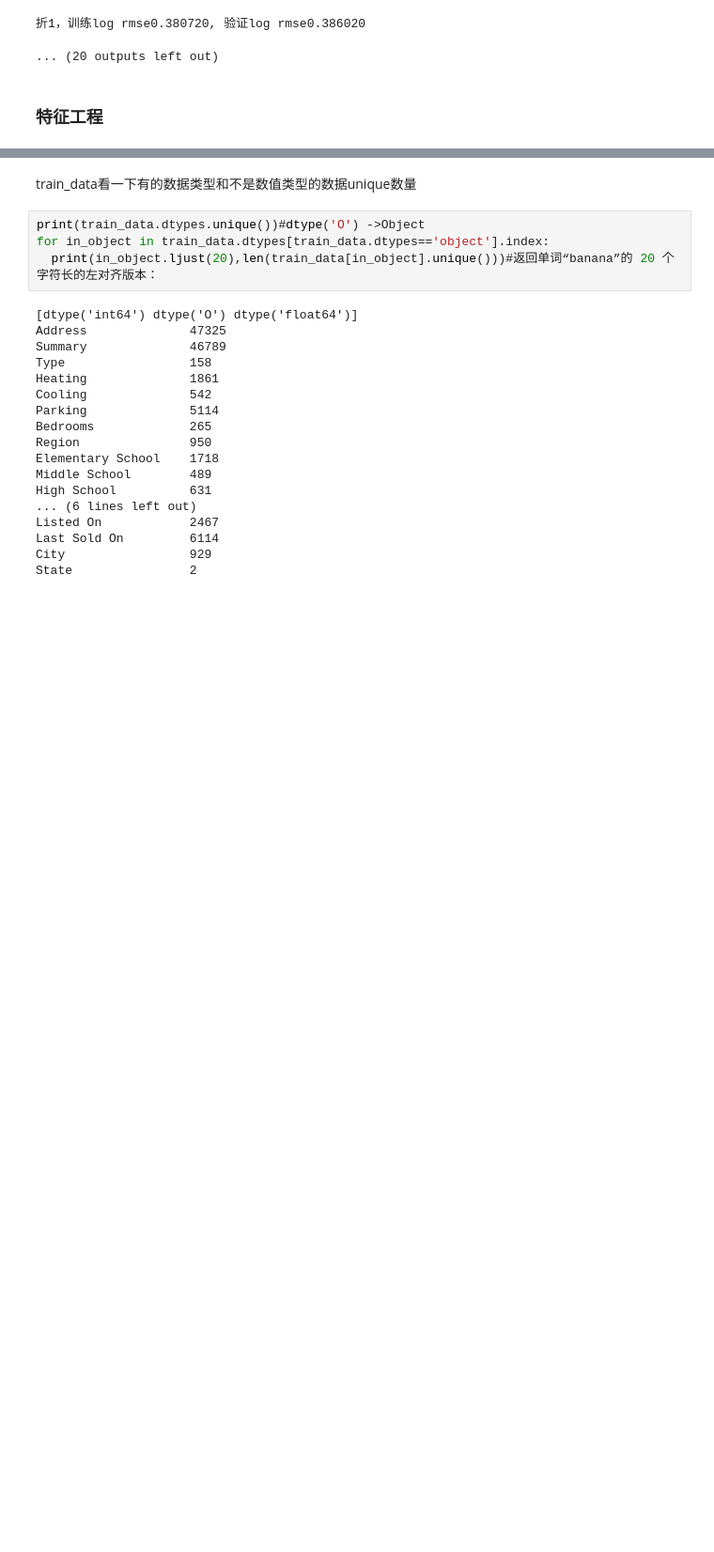
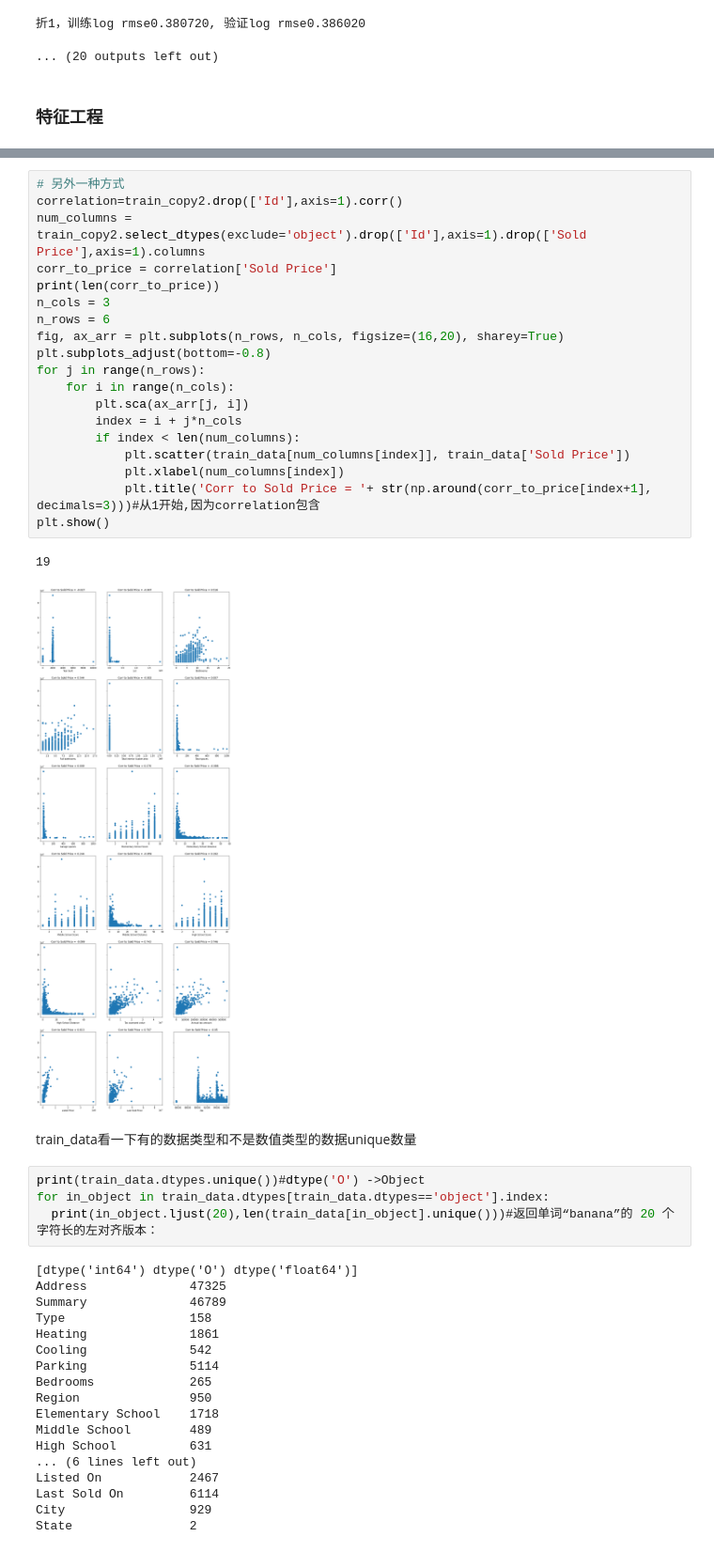
Before and after one commit to 2714830587-xh/CLRS-GG, a Jupyter notebook: Dive_to.ipynb, the cells around one changed output, grey strips where cells are left out. Shown at 94% size. Cells and saved outputs as stored; diff of their text form; blank space fills up the shorter version.

```diff
--- a/Dive_to.ipynb
+++ b/Dive_to.ipynb
@@ -2664,3 +2746,25 @@ plt.show()
+# %%
+# 另外一种方式
+correlation=train_copy2.drop(['Id'],axis=1).corr()
+num_columns = train_copy2.select_dtypes(exclude='object').drop(['Id'],axis=1).drop(['Sold Price'],axis=1).columns
+corr_to_price = correlation['Sold Price']
+print(len(corr_to_price))
+n_cols = 3
+n_rows = 6
+fig, ax_arr = plt.subplots(n_rows, n_cols, figsize=(16,20), sharey=True)
+plt.subplots_adjust(bottom=-0.8)
+for j in range(n_rows):
+    for i in range(n_cols):
+        plt.sca(ax_arr[j, i])
+        index = i + j*n_cols
+        if index < len(num_columns):
+            plt.scatter(train_data[num_columns[index]], train_data['Sold Price'])
+            plt.xlabel(num_columns[index])
+            plt.title('Corr to Sold Price = '+ str(np.around(corr_to_price[index+1], decimals=3)))#从1开始,因为correlation包含
+plt.show()
+# %% [output]
+19
+[figure, added]
 # %% [markdown]
 train_data看一下有的数据类型和不是数值类型的数据unique数量
 # %%
```
Also changed, not shown: parts of 11 cells of this notebook.
